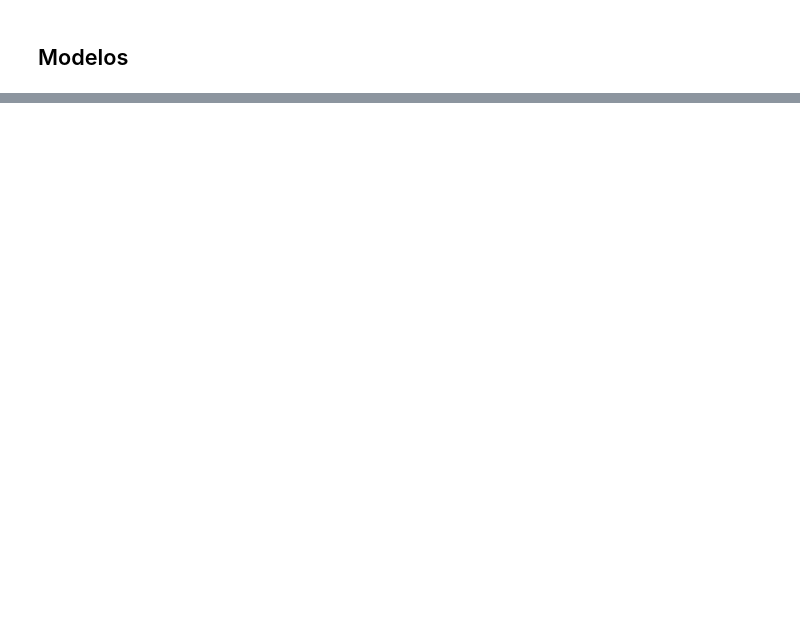
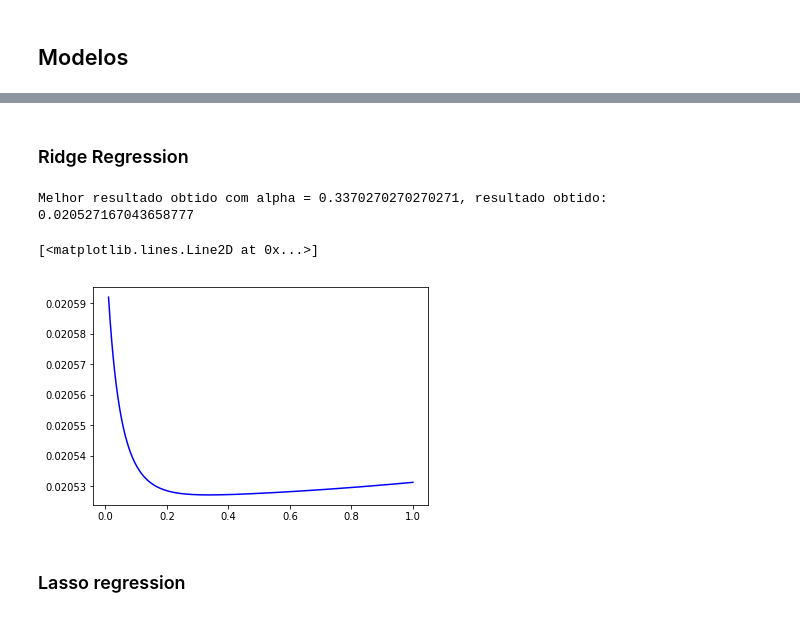
Before and after one commit to lucaslrolim/house_prices_recife, a Jupyter notebook: kernel.ipynb, the cells around one changed output, grey strips where cells are left out. Cells and saved outputs as stored; diff of their text form; code cells hidden in the pictures; blank space fills up the shorter version.

```diff
--- a/kernel.ipynb
+++ b/kernel.ipynb
@@ -188,0 +231,50 @@ result
+# %%
+polynomial = Pipeline([('poly', PolynomialFeatures(degree=2)),('linear',linear_model.LinearRegression(fit_intercept = False))])
+
+scores = cross_val_score(ridge,
+                         parameters,
+                         target,
+                         scoring = rmspe_score,
+                         cv = 2)
+
+results.loc['Polynomial'] = [-scores.mean(), scores.std()]
+# %% [markdown]
+### Ridge Regression
+# %%
+ridge_alpha_tunning = []
+
+domain = list(np.linspace(0.01,1,1000))
+for alpha_value in domain:
+    ridge = linear_model.Ridge(alpha = alpha_value, max_iter = 1000, random_state = 161095)
+    scores = cross_val_score(ridge,
+                             parameters,
+                             target,
+                             scoring = rmspe_score,
+                             cv = cv_number)
+    ridge_alpha_tunning.append(-np.mean(scores))
+
+
+while max(ridge_alpha_tunning) > 1:
+        index  = ridge_alpha_tunning.index(max(ridge_alpha_tunning))
+        del domain[index]
+        del ridge_alpha_tunning[index]
+
+best_alpha = domain[ridge_alpha_tunning.index(min(ridge_alpha_tunning))]
+ridge = linear_model.Ridge(alpha = best_alpha, max_iter = 1000, random_state = 161095)
+scores = cross_val_score(ridge,
+                         parameters,
+                         target,
+                         scoring = rmspe_score,
+                         cv = cv_number)
+
+results.loc['Ridge'] = [-scores.mean(), scores.std()]
+
+print("Melhor resultado obtido com alpha = {}, resultado obtido: {}".format(best_alpha, min(ridge_alpha_tunning)))
+
+plt.plot(domain, ridge_alpha_tunning, color='b')
+# %% [output]
+Melhor resultado obtido com alpha = 0.3370270270270271, resultado obtido: 0.020527167043658777
+[<matplotlib.lines.Line2D at 0x...>]
+[figure, added]
+# %% [markdown]
+### Lasso regression
```
Also changed, not shown: parts of 60 cells of this notebook, 1 other file.
